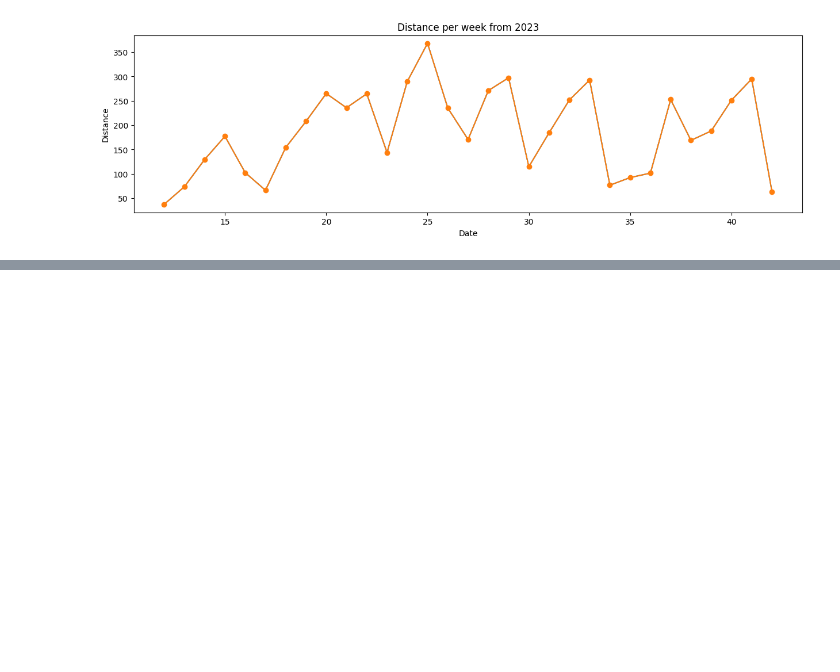
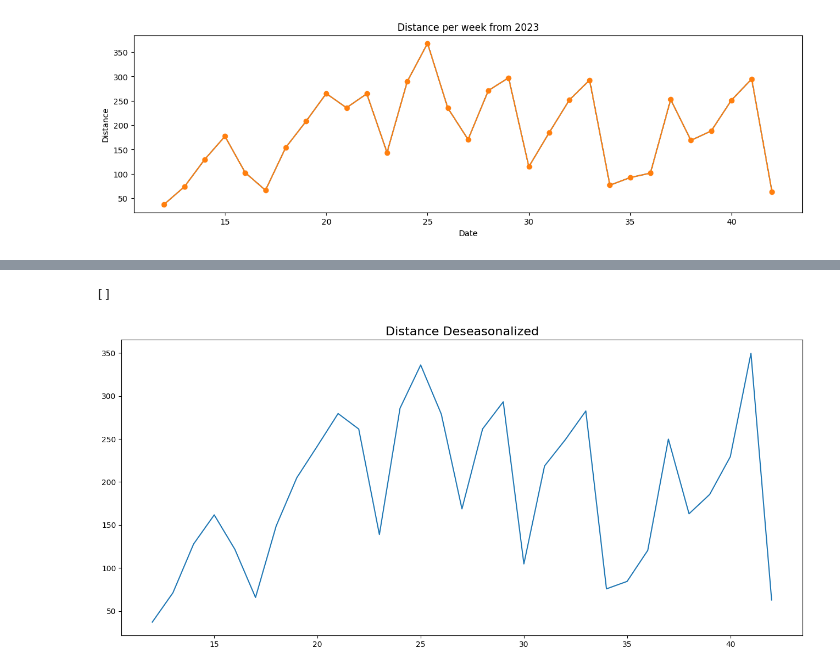
Before and after one commit to rhattark/CSE572, a Jupyter notebook: HW4/projectTimeSeriesAnalysis.ipynb, the cells around one changed output, grey strips where cells are left out. Drawn from its saved outputs; the diff is of its cells as text; code cells hidden in the pictures; blank space fills up the shorter version.

```diff
--- a/HW4/projectTimeSeriesAnalysis.ipynb
+++ b/HW4/projectTimeSeriesAnalysis.ipynb
@@ -127,0 +158,16 @@ plt.show()
+# %%
+# Subtracting the Trend Component
+
+# Time Series Decomposition
+result_mul_des = seasonal_decompose(df_aggregated['distance'], model='multiplicative', period=5)
+
+# Deseasonalize
+deseasonalized = df_aggregated['distance'].values / result_mul_des.seasonal
+
+# Plot
+plt.plot(deseasonalized)
+plt.title('Distance Deseasonalized', fontsize=16)
+plt.plot()
+# %% [output]
+[]
+[figure, added]
```
Also changed, not shown: parts of 2 cells of this notebook.
